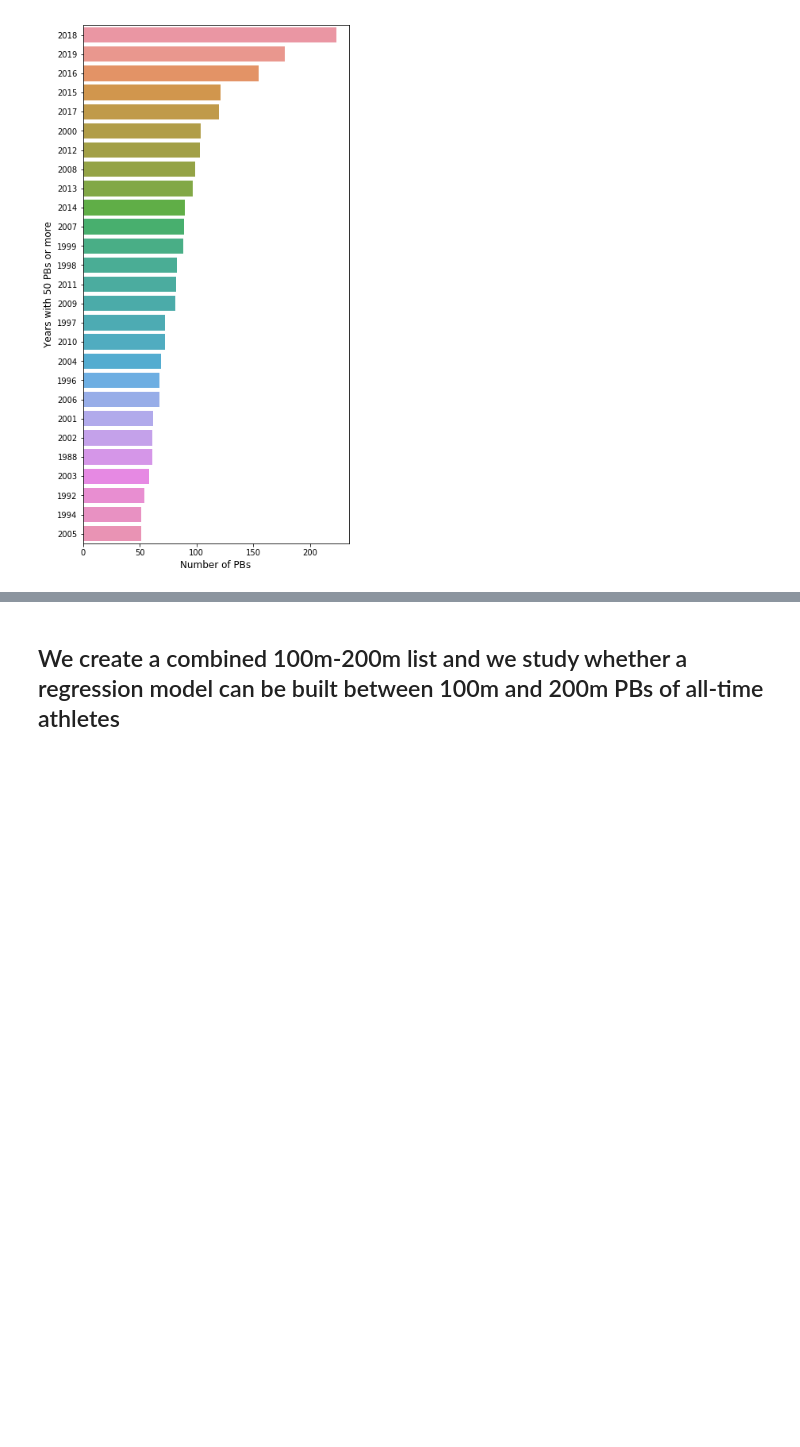
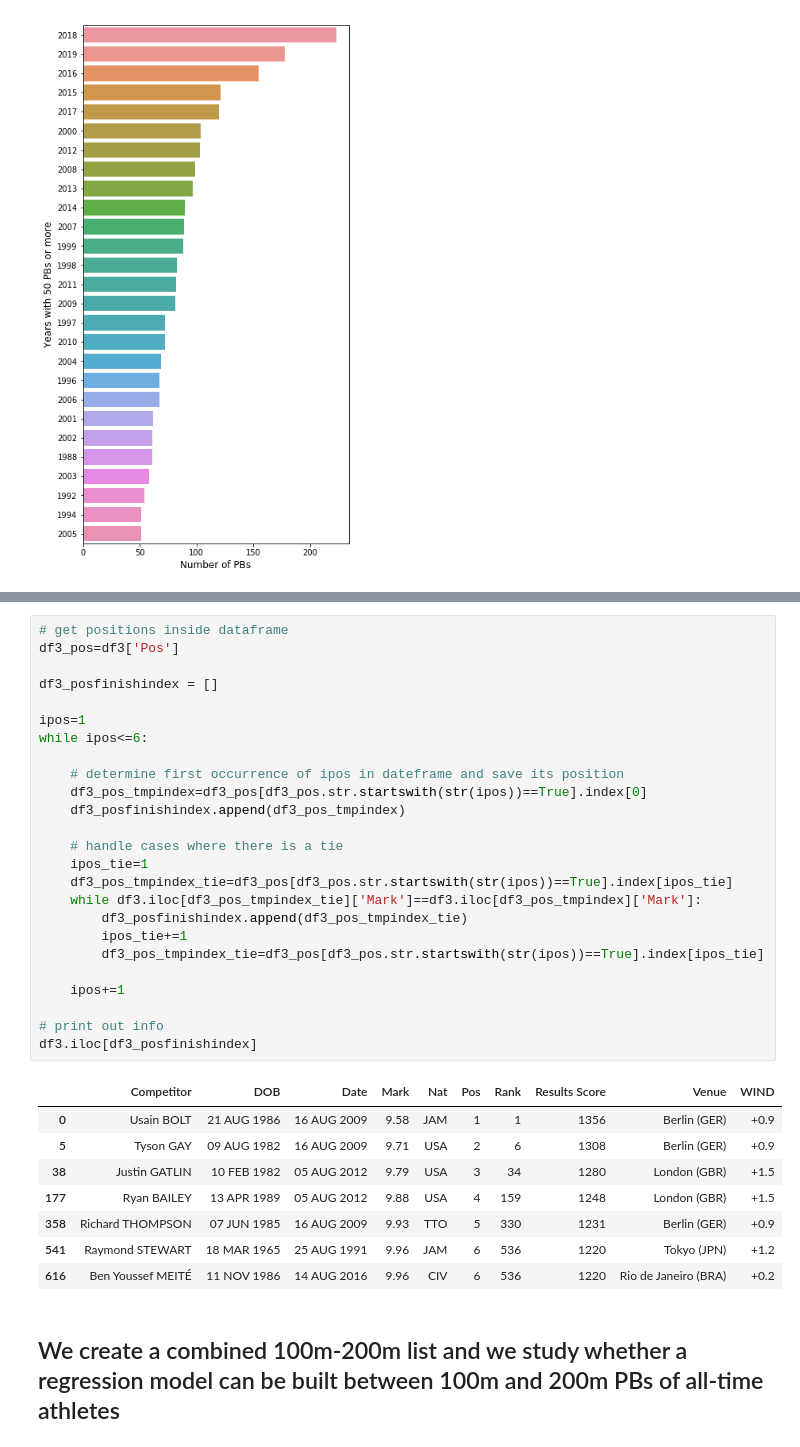
Before and after one commit to rmondini/trackandfield, a Jupyter notebook: mensprint.ipynb, the cells around one changed output, grey strips where cells are left out. Cells and saved outputs as stored; diff of their text form; blank space fills up the shorter version.

```diff
--- a/mensprint.ipynb
+++ b/mensprint.ipynb
@@ -287,3 +314,37 @@ plt.show()
+# %%
+# get positions inside dataframe
+df3_pos=df3['Pos']
+
+df3_posfinishindex = []
+
+ipos=1
+while ipos<=6:
+
+    # determine first occurrence of ipos in dateframe and save its position
+    df3_pos_tmpindex=df3_pos[df3_pos.str.startswith(str(ipos))==True].index[0]
+    df3_posfinishindex.append(df3_pos_tmpindex)
+
+    # handle cases where there is a tie
+    ipos_tie=1
+    df3_pos_tmpindex_tie=df3_pos[df3_pos.str.startswith(str(ipos))==True].index[ipos_tie]
+    while df3.iloc[df3_pos_tmpindex_tie]['Mark']==df3.iloc[df3_pos_tmpindex]['Mark']:
+        df3_posfinishindex.append(df3_pos_tmpindex_tie)
+        ipos_tie+=1
+        df3_pos_tmpindex_tie=df3_pos[df3_pos.str.startswith(str(ipos))==True].index[ipos_tie]
+
+    ipos+=1
+
+# print out info
+df3.iloc[df3_posfinishindex]
+# %% [output]
+|  | Competitor | DOB | Date | Mark | Nat | Pos | Rank | Results Score | Venue | WIND |
+| 0 | Usain BOLT | 21 AUG 1986 | 16 AUG 2009 | 9.58 | JAM | 1 | 1 | 1356 | Berlin (GER) | +0.9 |
+| 5 | Tyson GAY | 09 AUG 1982 | 16 AUG 2009 | 9.71 | USA | 2 | 6 | 1308 | Berlin (GER) | +0.9 |
+| 38 | Justin GATLIN | 10 FEB 1982 | 05 AUG 2012 | 9.79 | USA | 3 | 34 | 1280 | London (GBR) | +1.5 |
+| 177 | Ryan BAILEY | 13 APR 1989 | 05 AUG 2012 | 9.88 | USA | 4 | 159 | 1248 | London (GBR) | +1.5 |
+| 358 | Richard THOMPSON | 07 JUN 1985 | 16 AUG 2009 | 9.93 | TTO | 5 | 330 | 1231 | Berlin (GER) | +0.9 |
+| 541 | Raymond STEWART | 18 MAR 1965 | 25 AUG 1991 | 9.96 | JAM | 6 | 536 | 1220 | Tokyo (JPN) | +1.2 |
+| 616 | Ben Youssef MEITÉ | 11 NOV 1986 | 14 AUG 2016 | 9.96 | CIV | 6 | 536 | 1220 | Rio de Janeiro (BRA) | +0.2 |
 # %% [markdown]
 ## We create a combined 100m-200m list and we study whether a regression model can be built between 100m and 200m PBs of all-time athletes ##
 # %%
```
Also changed, not shown: parts of 15 cells of this notebook.
